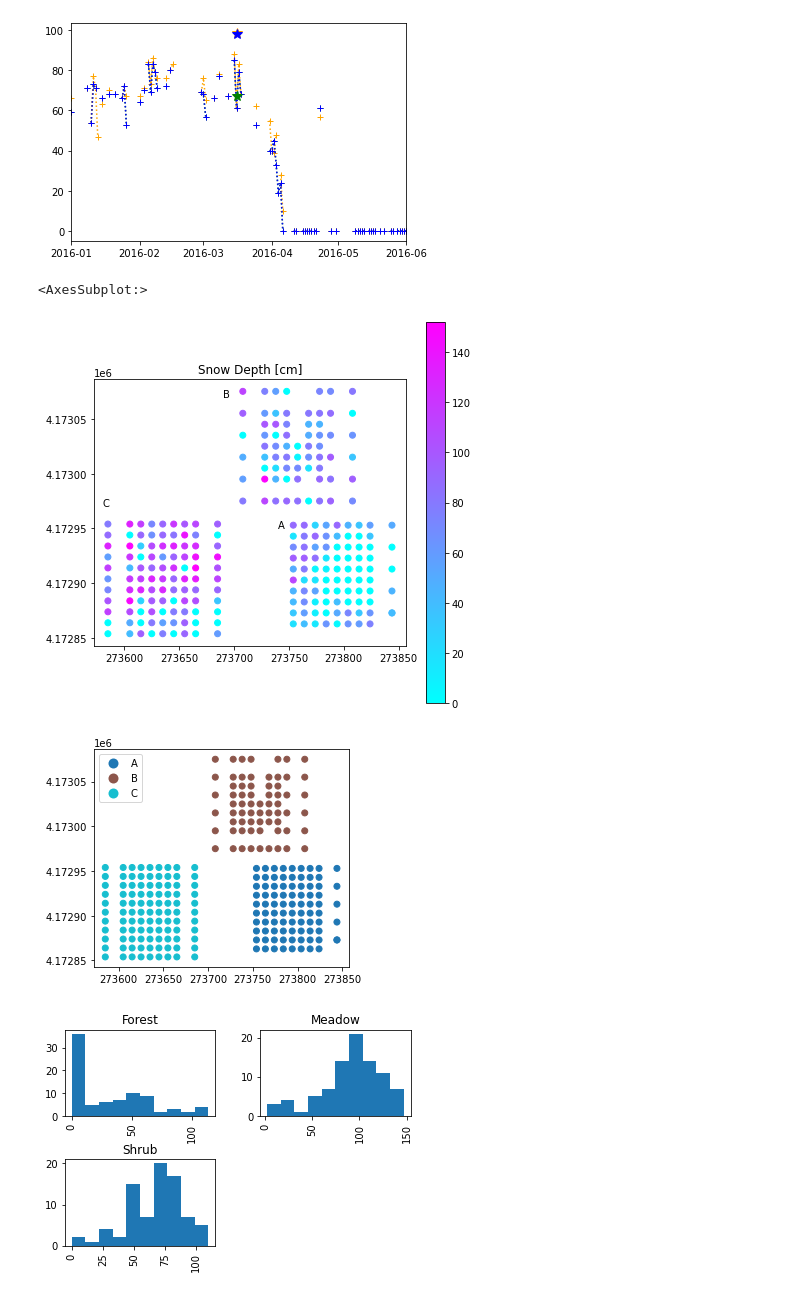
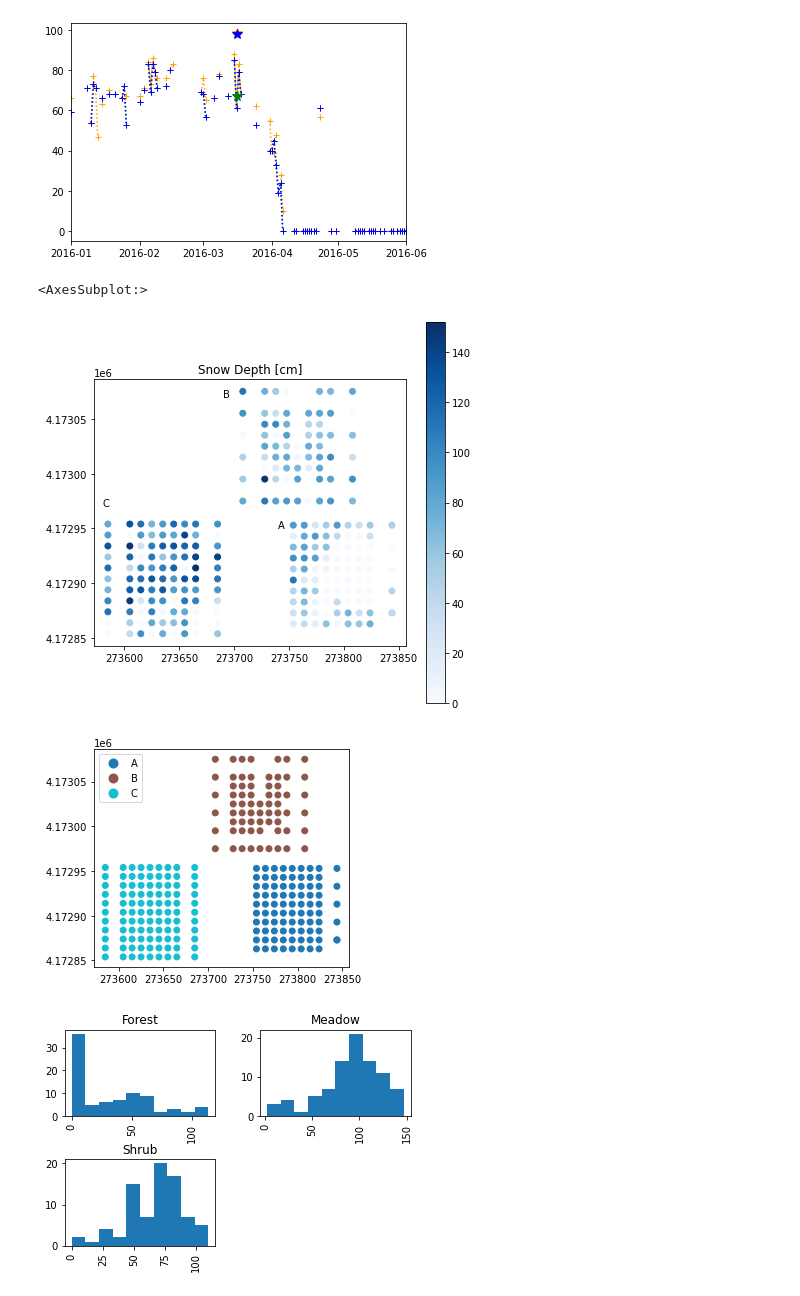
Before and after one commit to mariannecowherd/ICB, a Jupyter notebook: code/snowgrid.ipynb, the cells around one changed output. Cells and saved outputs as stored; diff of their text form; code cells hidden in the pictures.

```diff
--- a/code/snowgrid.ipynb
+++ b/code/snowgrid.ipynb
@@ -86,25 +223,27 @@ ax.set_xlim(datetime.datetime(2016,1,1),datetime.datetime(2016,6,1))
 # %%
 from matplotlib import cm
 # gdf.plot(column='Observed Fire Severity', categorical = True,cmap = 'viridis',markersize=100)
 
 fig,ax=plt.subplots(figsize=(7,7))
-gdf.plot(column='cm',cmap = 'cool',ax=ax,legend=True,label='Snow Depth [cm]')
+gdf.plot(column='cm',cmap = 'Blues',ax=ax,legend=True,label='Snow Depth [cm]')
 ax.text(273740,4172950,'A')
 ax.text(273690,4173070,'B')
 ax.text(273580,4172970,'C')
 ax.set_title('Snow Depth [cm]')
 gdf.plot(column='Grid',categorical=True,legend=True)
 
+
+# gdf_2022.plot(column='avg',cmap = 'Blues',ax=ax,legend=True,label='Snow Depth [cm]')
 # fig.colorbar(cm.ScalarMappable(norm=None,cmap='viridis'))
 # fig.colorbar(d)
 #gdf.plot(column='Grid',cmap = 'viridis')
 
 # gdf.plot(x= 'Average_cm',y= 'cm_mid',cmap = 'viridis',ax=ax,kind='hexbin')
 
 # plt.savefig('raster.tiff')
 # %% [output]
 <AxesSubplot:>
-[figure, old version]
+[figure, new version]
 [figure]
 # %%
 gdf.hist(column='Average_cm',by='Dominant Vegetation')
```
Also changed, not shown: parts of 13 cells of this notebook, 2 other files.
